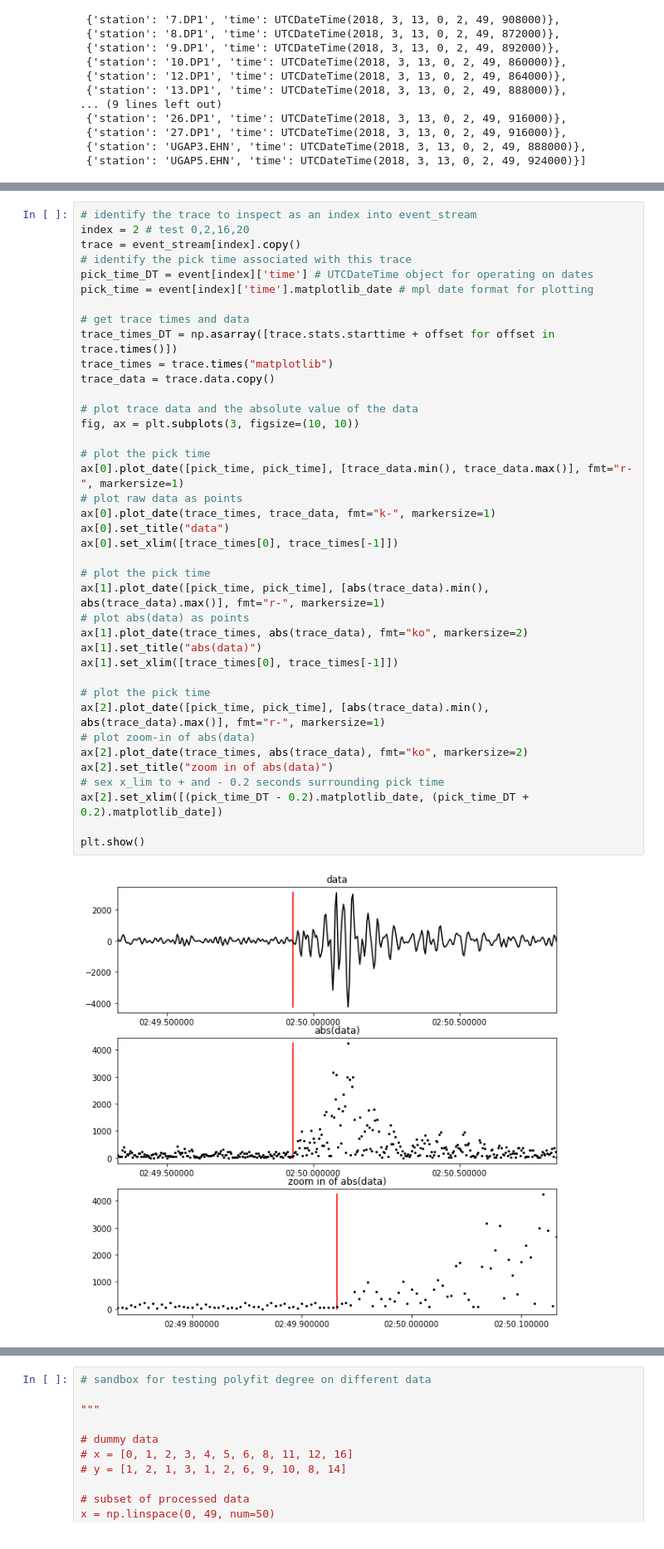
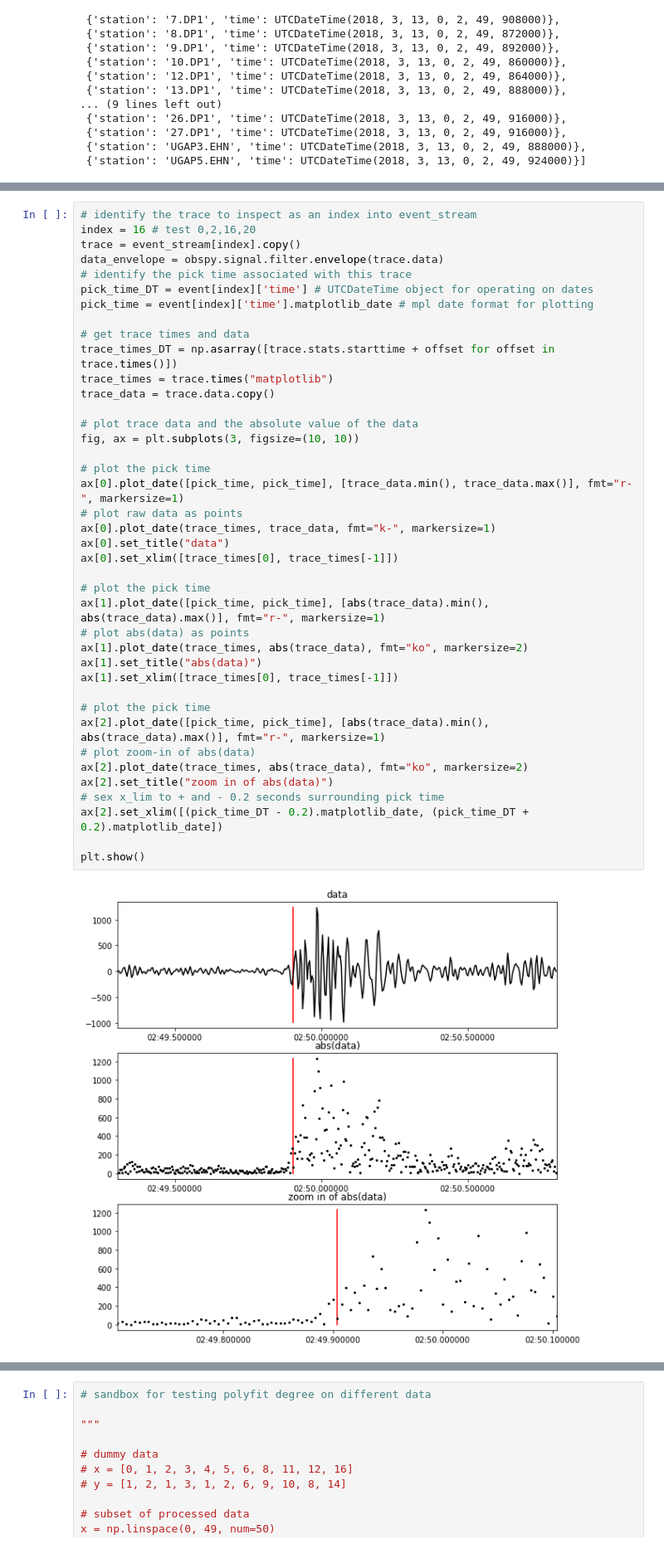
Before and after one commit to tjnewton/sigpig, a Jupyter notebook: examples/explore_Trace.ipynb, the cells around one changed output, grey strips where cells are left out. Shown: that part at 83% size. Saved outputs shown, nothing was run; the diff lists cells and outputs as text.

```diff
--- a/examples/explore_Trace.ipynb
+++ b/examples/explore_Trace.ipynb
@@ -132,8 +132,9 @@ fig.tight_layout()
 [figure]
 # %%
 # identify the trace to inspect as an index into event_stream
-index = 2 # test 0,2,16,20
+index = 16 # test 0,2,16,20
 trace = event_stream[index].copy()
+data_envelope = obspy.signal.filter.envelope(trace.data)
 # identify the pick time associated with this trace
 pick_time_DT = event[index]['time'] # UTCDateTime object for operating on dates
 pick_time = event[index]['time'].matplotlib_date # mpl date format for plotting
@@ -143,34 +144,34 @@ trace_times_DT = np.asarray([trace.stats.starttime + offset for offset in trace.
 trace_times = trace.times("matplotlib")
 trace_data = trace.data.copy()
 
 # plot trace data and the absolute value of the data
 fig, ax = plt.subplots(3, figsize=(10, 10))
 
 # plot the pick time
 ax[0].plot_date([pick_time, pick_time], [trace_data.min(), trace_data.max()], fmt="r-", markersize=1)
 # plot raw data as points
 ax[0].plot_date(trace_times, trace_data, fmt="k-", markersize=1)
 ax[0].set_title("data")
 ax[0].set_xlim([trace_times[0], trace_times[-1]])
 
 # plot the pick time
 ax[1].plot_date([pick_time, pick_time], [abs(trace_data).min(), abs(trace_data).max()], fmt="r-", markersize=1)
 # plot abs(data) as points
 ax[1].plot_date(trace_times, abs(trace_data), fmt="ko", markersize=2)
 ax[1].set_title("abs(data)")
 ax[1].set_xlim([trace_times[0], trace_times[-1]])
 
 # plot the pick time
 ax[2].plot_date([pick_time, pick_time], [abs(trace_data).min(), abs(trace_data).max()], fmt="r-", markersize=1)
 # plot zoom-in of abs(data)
 ax[2].plot_date(trace_times, abs(trace_data), fmt="ko", markersize=2)
 ax[2].set_title("zoom in of abs(data)")
 # sex x_lim to + and - 0.2 seconds surrounding pick time
 ax[2].set_xlim([(pick_time_DT - 0.2).matplotlib_date, (pick_time_DT + 0.2).matplotlib_date])
 
 plt.show()
 # %% [output]
-[figure, old version]
+[figure, new version]
 # %%
 # this cell processes the trace data to ultimately determine a polynomial that describes the shape of the phase onset,
 # then plots the data processing and fitting
```
Also changed, not shown: parts of 8 cells of this notebook.
